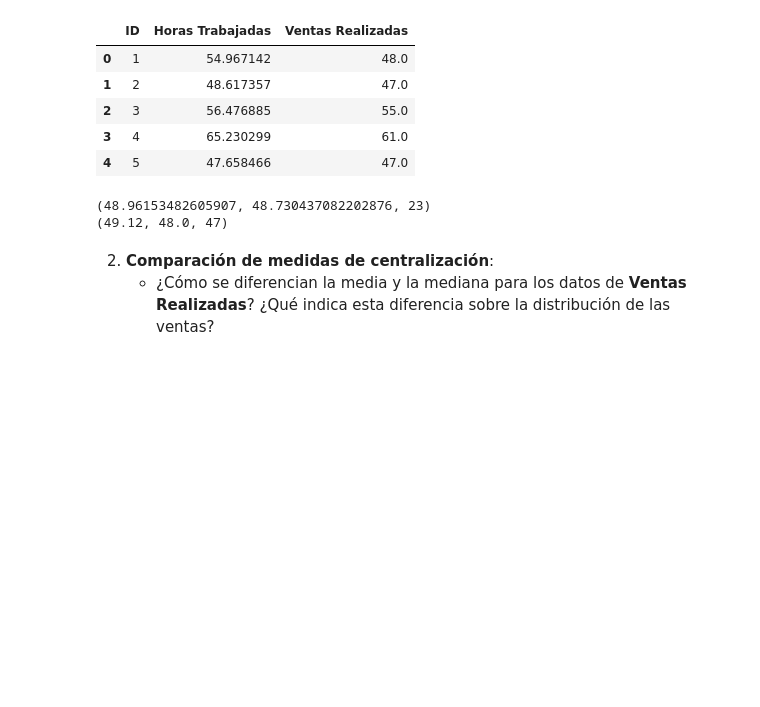
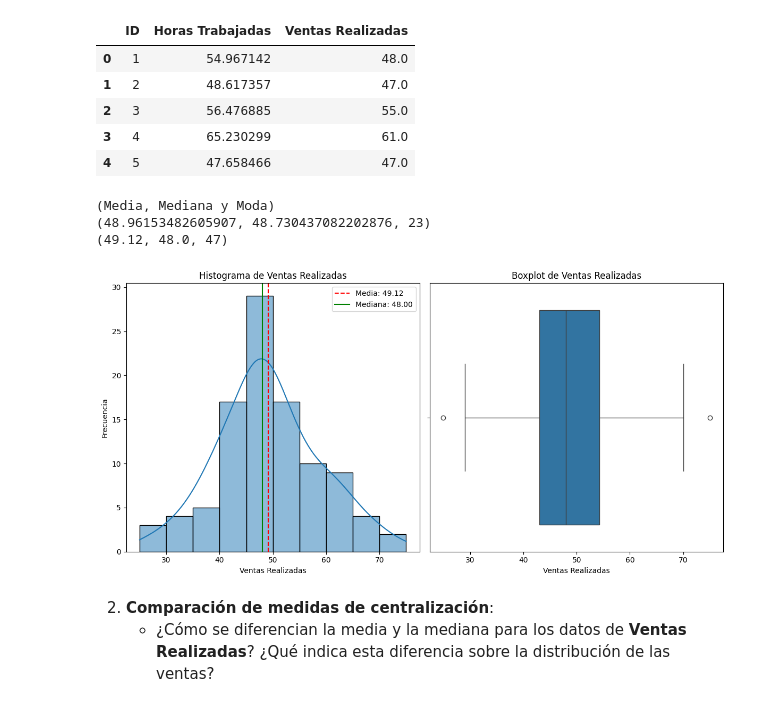
Before and after one commit to SrAlcast/6.1.Estad-stica_Descriptiva, a Jupyter notebook: laboratorio-modulo6-leccion01-estadistica-descriptiva.ipynb, the cells around one changed output. Drawn from its saved outputs; the diff is of its cells as text; code cells hidden in the pictures; blank space fills up the shorter version.

```diff
--- a/laboratorio-modulo6-leccion01-estadistica-descriptiva.ipynb
+++ b/laboratorio-modulo6-leccion01-estadistica-descriptiva.ipynb
@@ -165,8 +155,8 @@ Resuelve los siguientes puntos:
    - Explica qué información proporciona cada medida en este contexto. Justifica tus conclusiones con representación de graficas.
 # %%
 # Cargar el conjunto de datos
-data = pd.read_csv('rendimiento.csv')
-data.head()
+rendimiento_df = pd.read_csv('rendimiento.csv')
+rendimiento_df.head()
 # %% [output]
 |  | ID | Horas Trabajadas | Ventas Realizadas |
 | 0 | 1 | 54.967142 | 48.0 |
@@ -175,12 +165,13 @@ data.head()
 | 3 | 4 | 65.230299 | 61.0 |
 | 4 | 5 | 47.658466 | 47.0 |
 # %%
-horas_trabajadas=calcular_estadisticos(data['Horas Trabajadas'])
+horas_trabajadas=calcular_estadisticos(rendimiento_df['Horas Trabajadas'])
 
-ventas_realizadas=calcular_estadisticos(data['Ventas Realizadas'])
-
+ventas_realizadas=calcular_estadisticos(rendimiento_df['Ventas Realizadas'])
+print('(Media, Mediana y Moda)')
 print(horas_trabajadas)
 print(ventas_realizadas)
 # %% [output]
+(Media, Mediana y Moda)
 (48.96153482605907, 48.730437082202876, 23)
 (49.12, 48.0, 47)
@@ -187,3 +182,31 @@ print(ventas_realizadas)
+# %%
+# Configurar el tamaño de las figuras
+plt.figure(figsize=(12, 6))
+
+# Calcular media y mediana
+media_ventas = rendimiento_df['Ventas Realizadas'].mean()
+mediana_ventas = rendimiento_df['Ventas Realizadas'].median()
+
+# Histograma
+plt.subplot(1, 2, 1)
+sns.histplot(rendimiento_df['Ventas Realizadas'], bins=10, kde=True)
+plt.axvline(media_ventas, color='r', linestyle='--', label=f'Media: {media_ventas:.2f}')
+plt.axvline(mediana_ventas, color='g', linestyle='-', label=f'Mediana: {mediana_ventas:.2f}')
+plt.title('Histograma de Ventas Realizadas')
+plt.xlabel('Ventas Realizadas')
+plt.ylabel('Frecuencia')
+plt.legend()
+
+# Boxplot
+plt.subplot(1, 2, 2)
+sns.boxplot(x=rendimiento_df['Ventas Realizadas'])
+plt.title('Boxplot de Ventas Realizadas')
+plt.xlabel('Ventas Realizadas')
+
+plt.tight_layout()
+plt.show()
+# %% [output]
+[figure, added]
 # %% [markdown]
 
 2. **Comparación de medidas de centralización**:
```
Also changed, not shown: parts of 24 cells of this notebook.
